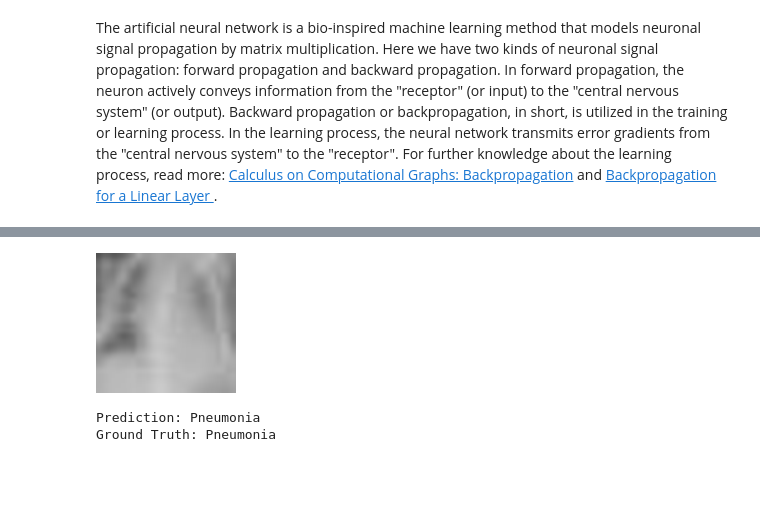
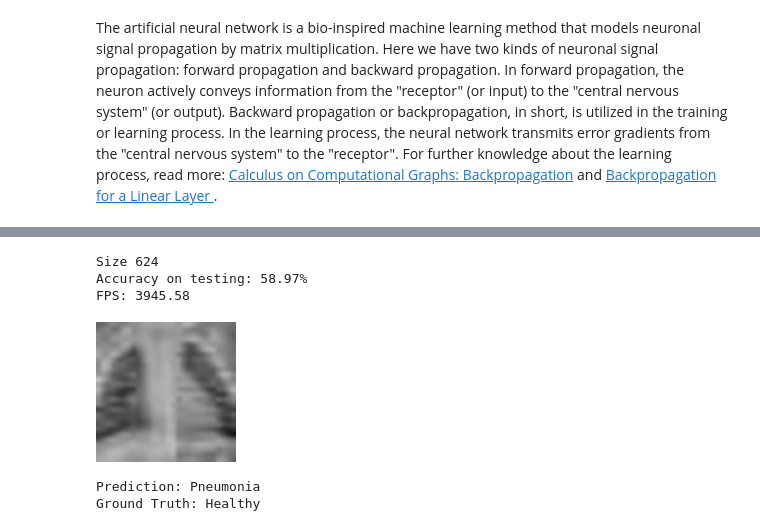
Before and after one commit to reshalfahsi/neuralnetwork, a Jupyter notebook: notebook/Classification.ipynb, the cells around one changed output, grey strips where cells are left out. Saved outputs shown, nothing was run; the diff lists cells and outputs as text; code cells hidden in the pictures; blank space fills up the shorter version.

```diff
--- a/notebook/Classification.ipynb
+++ b/notebook/Classification.ipynb
@@ -75,7 +76,7 @@ class NeuralNetwork(nn.Module):
                                                                #
         self.dx0 = criterion.grad()                            # loss_grad(pred, y)
                                                                #        |
-        self.dx1 = self.sigmoid.grad(self.out4)                # sigmoid_grad(pred)
+        self.dx1 = self.activation.grad(self.out4)             # sigmoid_grad(pred)
                                                                #        |
                                                                #        +
                                                                #       / \
@@ -85,15 +86,15 @@ class NeuralNetwork(nn.Module):
                                                                #        |   |
         self.dx2 = self.linear2.grad(self.dx1 * self.dx0)      #   A_grad   x_grad
                                                                #          .
-        self.dx3 = self.sigmoid.grad(self.out2)                #          .
+        self.dx3 = self.activation.grad(self.out2)             #          .
         self.dx4 = self.linear1.grad(self.dx3 * self.dx2)      #          .
 
-        self.dx5 = self.sigmoid.grad(self.out0)
+        self.dx5 = self.activation.grad(self.out0)
         self.dx6 = self.linear0.grad(self.dx5 * self.dx4)
 
         if method == 'newton':
             self.d2x0 = criterion.grad('hessian')
-            self.d2x1 = self.sigmoid.grad(self.out4, 'hessian')
+            self.d2x1 = self.activation.grad(self.out4, 'hessian')
 
             gradient = {
                 'error_first': self.dx0,
@@ -103,7 +104,7 @@ class NeuralNetwork(nn.Module):
             }
 
             self.d2x2 = self.linear2.grad(gradient, 'hessian')
-            self.d2x3 = self.sigmoid.grad(self.out2, 'hessian')
+            self.d2x3 = self.activation.grad(self.out2, 'hessian')
 
             gradient = {
                 'error_first': self.dx2,
@@ -113,7 +114,7 @@ class NeuralNetwork(nn.Module):
             }
 
             self.d2x4 = self.linear1.grad(gradient, 'hessian')
-            self.d2x5 = self.sigmoid.grad(self.out0, 'hessian')
+            self.d2x5 = self.activation.grad(self.out0, 'hessian')
 
             gradient = {
                 'error_first': self.dx4,
@@ -187,7 +190,7 @@ for epoch in range(NUM_EPOCHS):
 
     loss_train.append(np.array(loss).mean())
 
-    if np.array(acc).mean() > 0.9:
+    if np.array(acc).mean() > 0.95:
         break
     print("-----------------------------------------------------------")
 end = time.perf_counter()
@@ -263,7 +319,7 @@ for epoch in range(NUM_EPOCHS):
 
     loss_train.append(np.array(loss).mean())
 
-    if np.array(acc).mean() > 0.9:
+    if np.array(acc).mean() > 0.95:
         break
     print("-----------------------------------------------------------")
 end = time.perf_counter()
@@ -304,22 +360,49 @@ Training finished in 32 epochs and 803.4441 seconds
 # %%
 import random
 from IPython.display import display
 
+
+acc = list()
+fps = list()
+
+# Evaluation
+for idx, pack in enumerate(test_loader):
+     start = time.perf_counter()
+     x, y = pack
+     bs = x.shape[0]
+     L = x.shape[1] * x.shape[2]
+     x = x.reshape(bs, 1, L) / 255.0
+     y = y.reshape(bs, 1, 1)
+     acc.append(accuracy(model, x, y))
+     end = time.perf_counter()
+     fps.append(1./(end - start))
+
+     if idx >= int(len(test_dataset) / BATCH_SIZE) - 1:
+         break
+
+
+print(f"Accuracy on testing: {round(np.array(acc).mean() * 100., 2)}%")
+print(f"FPS: {round(np.array(fps).mean(), 2)}")
+
+# Sample
 index = random.randint(0, len(test_dataset))
 
 x, y = test_dataset[index]
 display(x.resize((140, 140)))
 x = np.array(x)
 L = x.shape[0] * x.shape[1]
 x = x.reshape(1, 1, L)/255.
 pred = model(x)
 
 pred = pred.squeeze(0).squeeze(0)
 pred[pred>=0.5] = 1
 pred[pred<0.5] = 0
 print("Prediction: Pneumonia" if pred[0] else "Prediction: Healthy")
 print("Ground Truth: Pneumonia" if y[0] else "Ground Truth: Healthy")
 # %% [output]
+Size 624
+Accuracy on testing: 58.97%
+FPS: 3945.58
-[figure, old version]
+[figure, new version]
-Prediction: Pneumonia
-Ground Truth: Pneumonia
+Prediction: Pneumonia
+Ground Truth: Healthy
```
Also changed, not shown: parts of 15 cells of this notebook, 1 other file.
